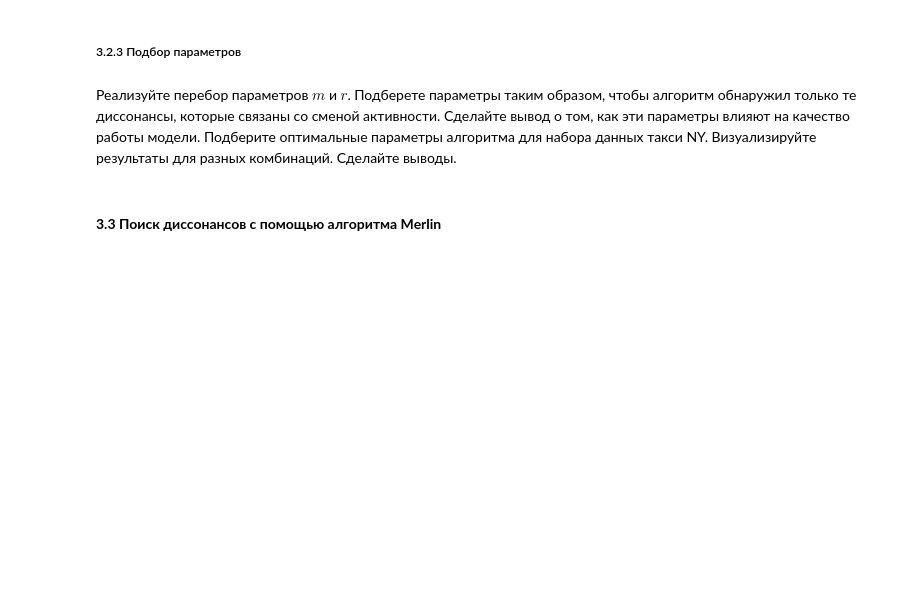
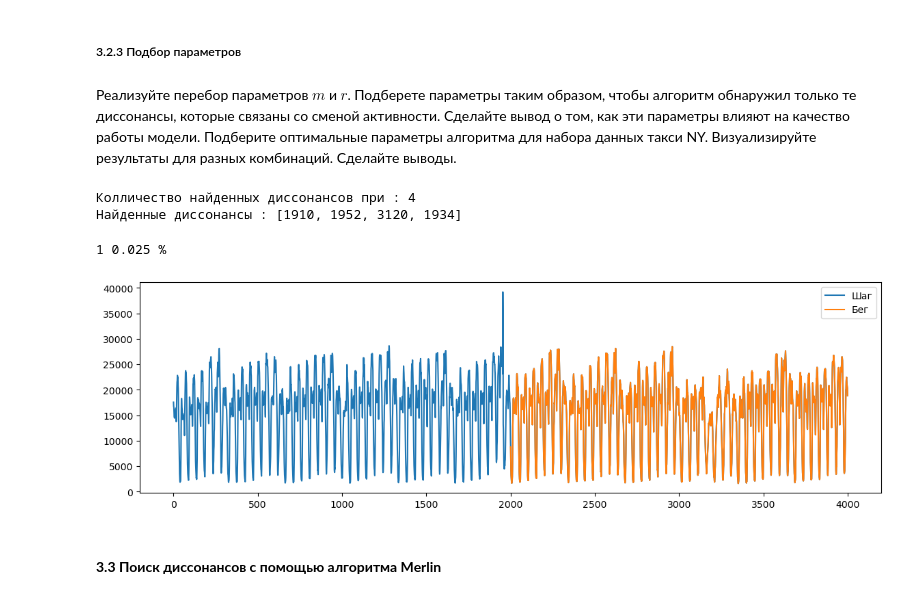
Before and after one commit to Smusyc/2023-Sotin-TimeSeriesCourse, a Jupyter notebook: practice/03 Discords/03 Discords.ipynb, the cells around one changed output. Cells and saved outputs as stored; diff of their text form; code cells hidden in the pictures; blank space fills up the shorter version.

```diff
--- a/practice/03 Discords/03 Discords.ipynb
+++ b/practice/03 Discords/03 Discords.ipynb
@@ -278,8 +339,57 @@ len(discords_idx)/len(data)*100
 Реализуйте перебор параметров $m$ и $r$. Подберете параметры таким образом, чтобы алгоритм обнаружил только те диссонансы, которые связаны со сменой активности. Сделайте вывод о том, как эти параметры влияют на качество работы модели.
 Подберите оптимальные параметры алгоритма для набора данных такси NY.
 Визуализируйте результаты для разных комбинаций. Сделайте выводы.
+# %%
+data = nyc_taxi[:]
+idxs, _, _ = DRAG(data, m, r)
+print(f'Колличество найденных диссонансов при : {len(idxs)}')
+print(f'Найденные диссонансы : {idxs}')
+# %% [output]
+Колличество найденных диссонансов при : 4
+Найденные диссонансы : [1910, 1952, 3120, 1934]
 # %%
-# INSERT YOUR CODE
+m = 50
+r = 10
+m_best=0
+r_best = 0
+score=100
+for i in range(10,m, 5):
+    for j in range(1,r,2):
+        T, M_T, Σ_T = core.preprocess(data, i)
+        is_cands = find_candidates(T, i, M_T, Σ_T, j, init_cands=None, right=True)
+        is_cands = find_candidates(T, i, M_T, Σ_T, j, init_cands=is_cands, right=False)
+        #находим индексы потенциальных кандидатов
+        discords_idx, discords_dist, discords_nn_idx = refine_candidates(T, i, M_T, Σ_T, is_cands)
+        discords_idx = np.flatnonzero(discords_idx)
+
+        if ((len(discords_idx)/len(data)*100) < score) and (len(discords_idx)/len(data)*100)!=0:
+            score = len(discords_idx)/len(data)*100
+            m_best = i
+            r_best = j
+
+T, M_T, Σ_T = core.preprocess(data, m_best)
+is_cands = find_candidates(T, m_best, M_T, Σ_T, r_best, init_cands=None, right=True)
+is_cands = find_candidates(T, m_best, M_T, Σ_T, r_best, init_cands=is_cands, right=False)
+discords_idx, discords_dist, discords_nn_idx = refine_candidates(T, m_best, M_T, Σ_T, is_cands)
+discords_idx = np.flatnonzero(discords_idx)
+print(f'{len(discords_idx)} {len(discords_idx)/len(data)*100} %')
+# %% [output]
+1 0.025 %
+# %%
+fig, ax =  plt.subplots(figsize=(14,4),ncols=1,nrows=1)
+plt.plot(data[:],label='Шаг')
+plt.plot(np.arange(data.shape[0]//2,data.shape[0]),data[data.shape[0]//2:],label='Бег')
+plt.legend()
+# INSERT YOUR CODE
+#ax, figure = plt.figure(figsize=(15,6), constrained_layout=True)
+#ax.plot(data[:])
+#ax.plot(np.arange(data.shape[0]//2,data.shape[0]),data[data.shape[0]//2:])
+#ax.set_title('hotsax')
+
+for i in range(len(discords_idx)):
+  ax.add_patch(Rectangle((discords_idx[i], -10), len_discord, 35000, alpha=0.3, color = 'r'))
+# %% [output]
+[figure, added]
 # %% [markdown]
 #### **3.3 Поиск диссонансов с помощью алгоритма Merlin**
 # %% [markdown]
```
Also changed, not shown: parts of 26 cells of this notebook.
